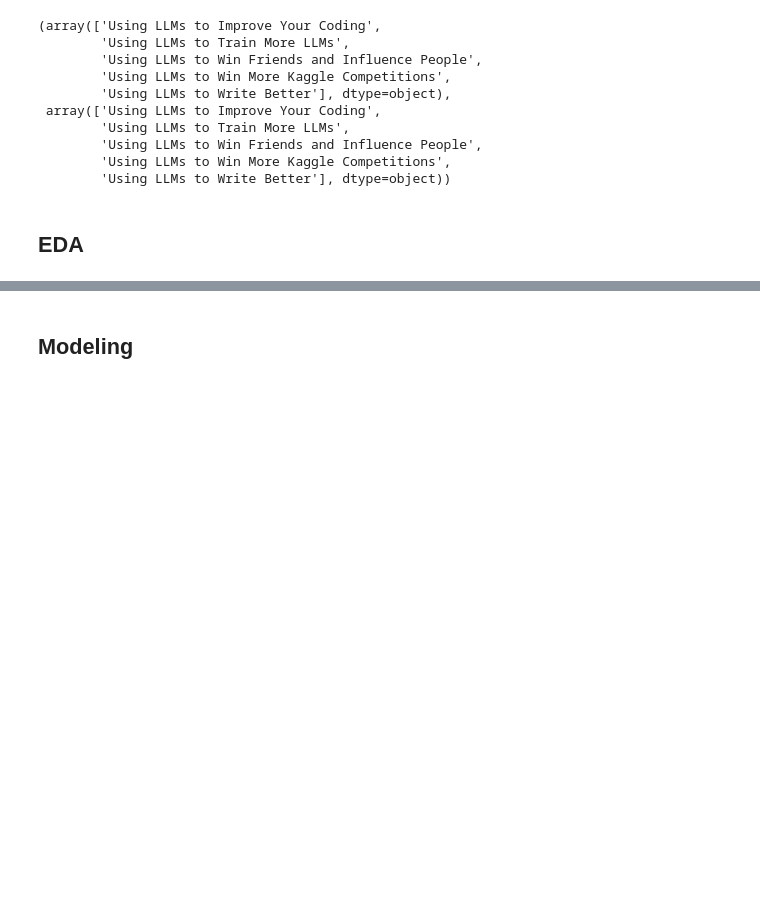
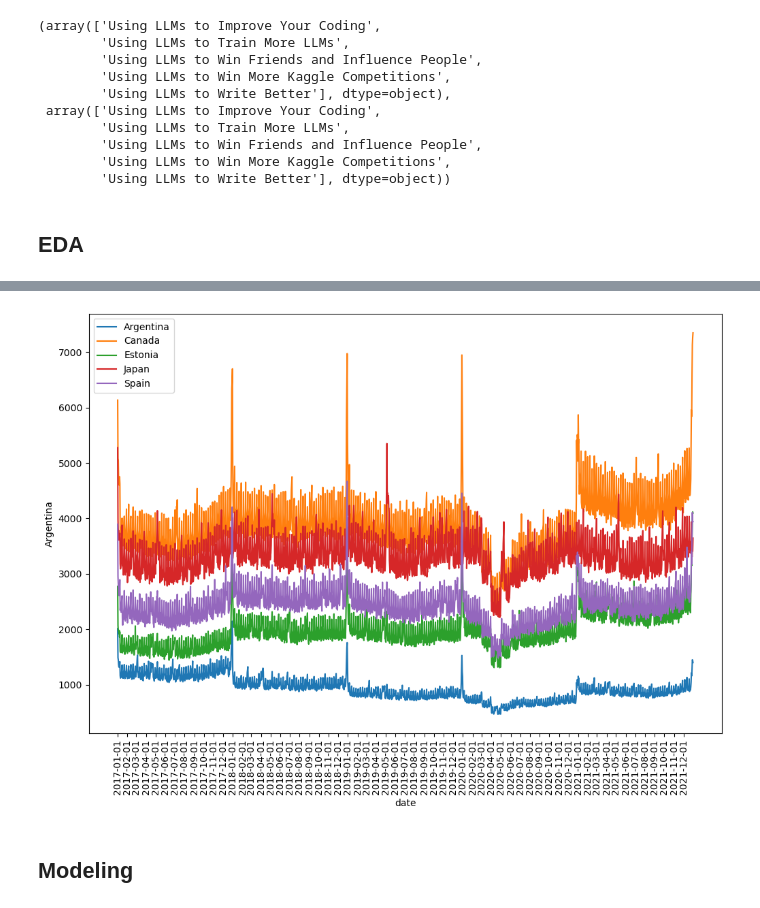
Before and after one commit to xulianrenzoku/Forecasting-Mini-Course-Sales, a Jupyter notebook: scratch/prophet_w_season_holiday.ipynb, the cells around one changed output, grey strips where cells are left out. Saved outputs shown, nothing was run; the diff lists cells and outputs as text; code cells hidden in the pictures; blank space fills up the shorter version.

```diff
--- a/scratch/prophet_w_season_holiday.ipynb
+++ b/scratch/prophet_w_season_holiday.ipynb
@@ -85,3 +95,10 @@ country_holiday_dict['Japan']
 | 108 | Japan | 2022-11-03 |
 | 109 | Japan | 2022-11-23 |
 110 rows × 2 columns
+# %%
+country_holiday_dict = {country: pd.DataFrame({
+    'holiday': country,
+    'ds': pd.to_datetime(get_national_holidays(country))})
+                        for country in train_df.country.unique()}
+
+country_holiday_dict['Japan']
@@ -169,0 +190,5 @@ _ = ax.set_xticks(xticks, xlabels, rotation=90)
+# %%
+temp = train_df.copy()
+temp_gb = temp.groupby(['date', 'country'])[['num_sold']].sum().reset_index()
+temp_gb = temp_gb.pivot(index='date', columns='country', values='num_sold')
+temp_gb.head()
@@ -170,2 +203,22 @@ _ = ax.set_xticks(xticks, xlabels, rotation=90)
+# %%
+figsize(12, 8)
+
+fig, ax = plt.subplots(1, 1)
+
+for country in temp_gb.columns:
+    sns.lineplot(temp_gb.index, temp_gb[country], label=country)
+plt.legend()
+
+xticklabels = [x.get_text() for x in ax.get_xticklabels()]
+xticks = []
+xlabels = []
+for i, label in enumerate(xticklabels, 0):
+    if label.endswith('-01'):
+        xlabels.append(label)
+        xticks.append(i)
+
+_ = ax.set_xticks(xticks, xlabels, rotation=90)
+# %% [output]
+[figure, added]
 # %% [markdown]
 ## Modeling
```
Also changed, not shown: parts of 21 cells of this notebook.
